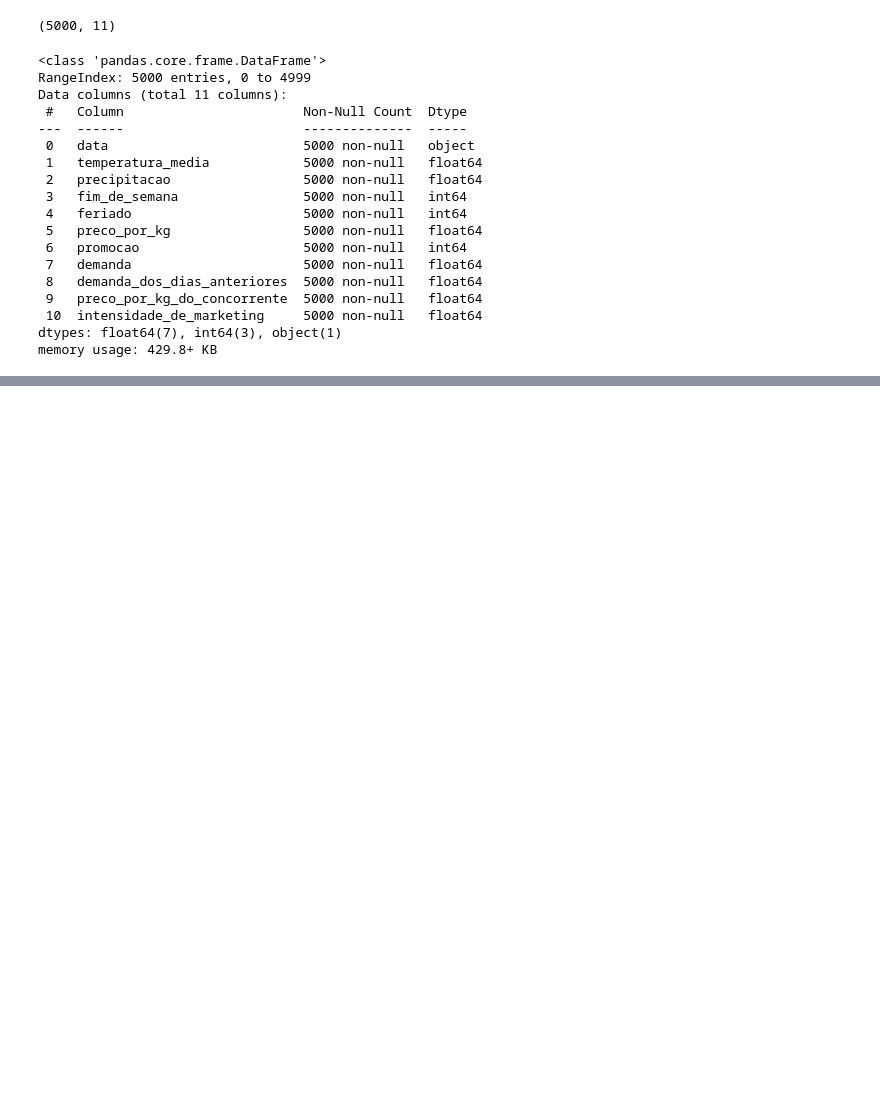
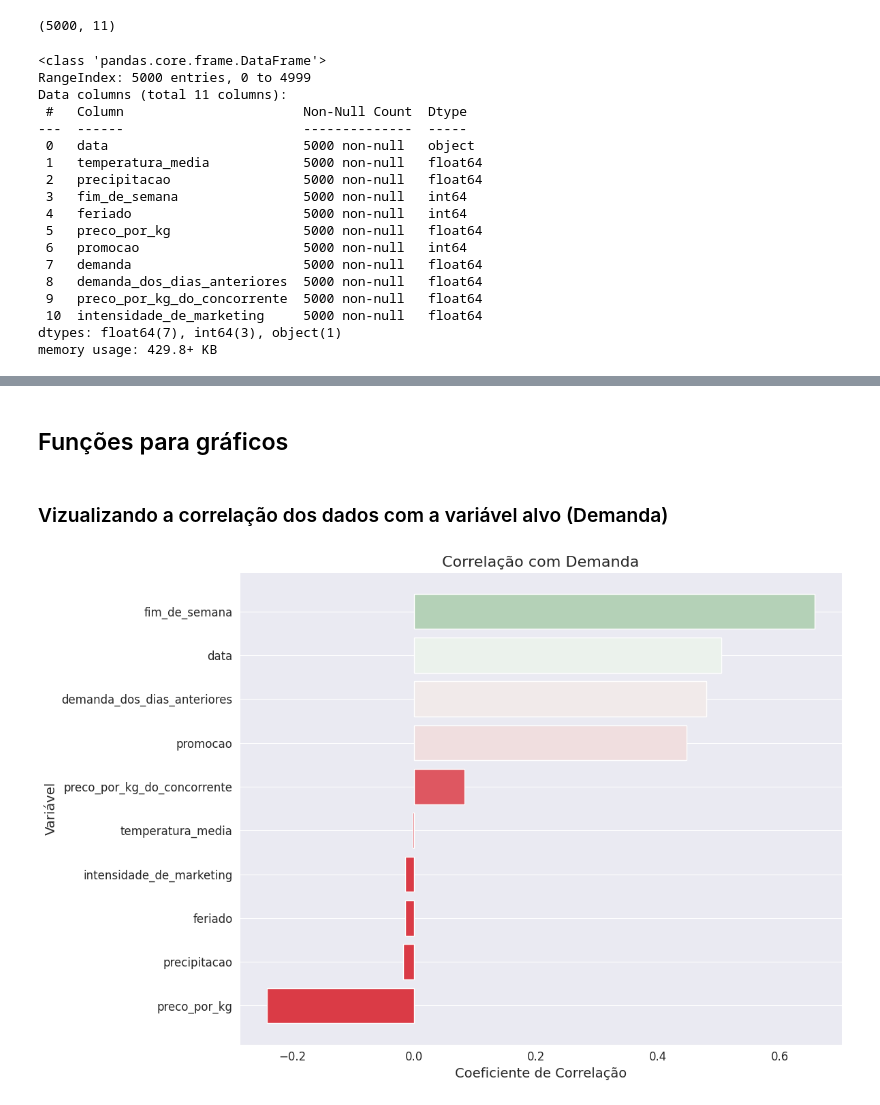
Before and after one commit to prisciladalepiane/mlops, a Jupyter notebook: 01-Otimizacao-Hiperparametros/Principal.ipynb, the cells around one changed output, grey strips where cells are left out. Drawn from its saved outputs; the diff is of its cells as text; code cells hidden in the pictures; blank space fills up the shorter version.

Commit message:
Inicio da análise dos dados e criação de funções para figuras

```diff
--- a/01-Otimizacao-Hiperparametros/Principal.ipynb
+++ b/01-Otimizacao-Hiperparametros/Principal.ipynb
@@ -78,0 +101,50 @@ dados.describe()
+# %% [markdown]
+## Funções para gráficos
+# %%
+# Função para o plot da correlação das variáveis preditoras com a variável alvo (demanda)
+def plot_corr_demanda(df, save_path = None):
+
+    # Calcula as correlações das variáveis com a demanda, exceto a própria demanda
+    correlations = df.corr()["demanda"].drop("demanda").sort_values()
+
+    # Define uma paleta de cores divergentes
+    colors = sns.diverging_palette(10, 130, as_cmap = True)
+
+    # Mapeia as cores às correlações
+    color_mapped = correlations.map(colors)
+
+    # Define o estilo do gráfico
+    sns.set_style("darkgrid", {"axes.facecolor": "#eaeaf2", "grid.linewidth": 1.5})
+
+    # Cria a figura do plot com tamanho definido
+    fig = plt.figure(figsize = (12, 8))
+
+    # Cria um gráfico de barras horizontais para as correlações
+    plt.barh(correlations.index, correlations.values, color = color_mapped)
+
+    # Define o título e os rótulos dos eixos do gráfico
+    plt.title("Correlação com Demanda", fontsize = 16)
+    plt.xlabel("Coeficiente de Correlação", fontsize = 14)
+    plt.ylabel("Variável", fontsize = 14)
+    plt.xticks(fontsize = 12)
+    plt.yticks(fontsize = 12)
+    plt.grid(axis="x")
+
+    # Ajusta o layout para evitar sobreposição
+    plt.tight_layout()
+
+    # Salva o gráfico como um arquivo PNG, se um caminho for fornecido
+    if save_path:
+        plt.savefig(save_path, format = "png", dpi = 600)
+
+    # Fecha a figura para liberar memória
+    plt.close(fig)
+
+    # Retorna a figura criada
+    return fig
+# %% [markdown]
+### Vizualizando a correlação dos dados com a variável alvo (Demanda)
+# %%
+plot_corr_demanda(dados)
+# %% [output]
+[figure, added]
```
Also changed, not shown: parts of 5 cells of this notebook.
